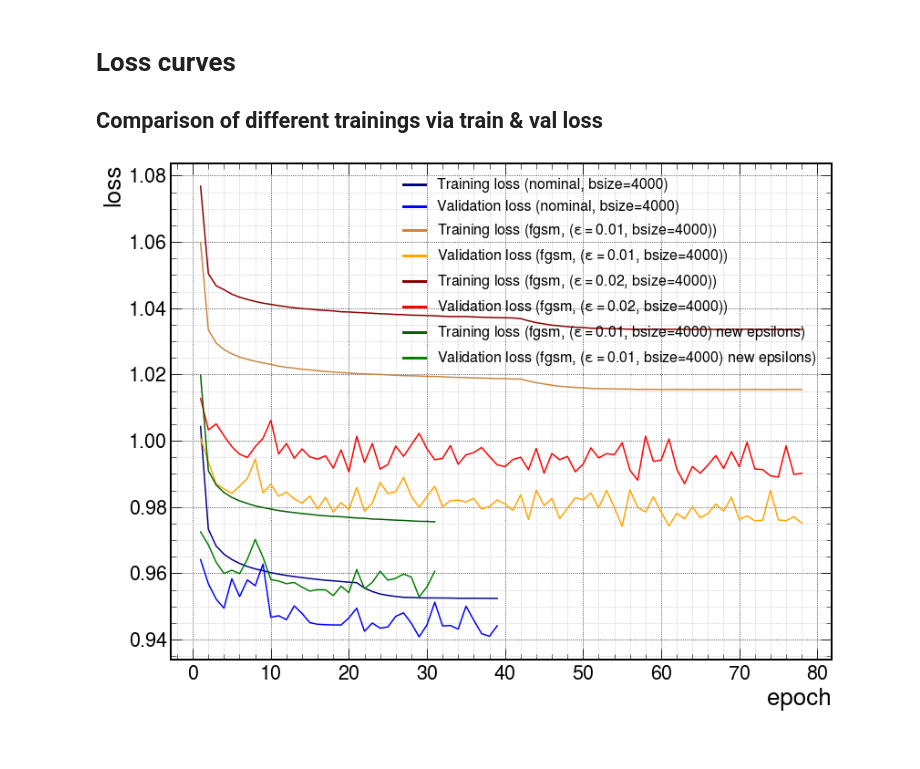
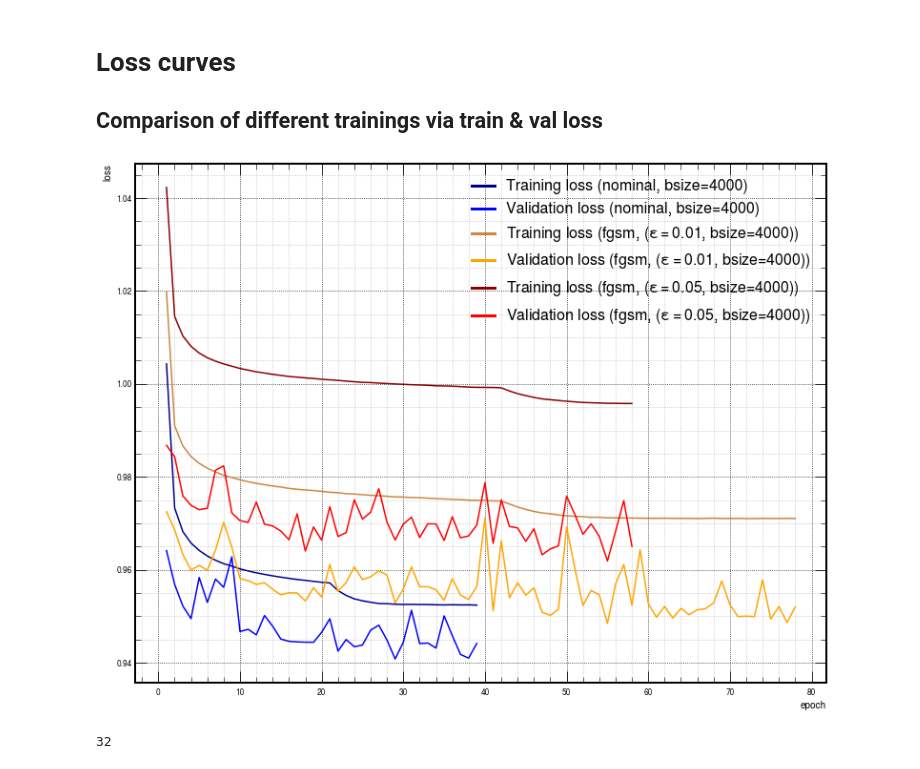
Before and after one commit to hschoenen/DeepJet, a Jupyter notebook: scripts/plot_loss.ipynb, the cells around one changed output. Drawn from its saved outputs; the diff is of its cells as text; code cells hidden in the pictures.

Commit message:
created plots for new epsilons, needs to be implemented soon

```diff
--- a/scripts/plot_loss.ipynb
+++ b/scripts/plot_loss.ipynb
@@ -14,7 +14,7 @@ dirz = {
     'nominal': f'/net/scratch_cms3a/hschoenen/deepjet/results/nominal/',
     'fgsm-0_01': f'/net/scratch_cms3a/hschoenen/deepjet/results/fgsm-0_01/',
     'fgsm-0_02': f'/net/scratch_cms3a/hschoenen/deepjet/results/fgsm-0_02/',
-    'fgsm-0_01-new_epsilons': f'/net/scratch_cms3a/hschoenen/deepjet/results/fgsm-0_01-new_epsilons/',
+    'fgsm-0_05': f'/net/scratch_cms3a/hschoenen/deepjet/results/fgsm-0_05-new_epsilons_NEW/',
 }
 save_dir = f'/net/scratch_cms3a/hschoenen/deepjet/plots/loss_curves/'
 # %%
@@ -22,7 +22,7 @@ colors = {
     'nominal' : ['darkblue', 'blue'],
     'fgsm-0_01' : ['peru', 'orange'],
     'fgsm-0_02' : ['darkred', 'red'],
-    'fgsm-0_01-new_epsilons' : ['darkgreen', 'green'],
+    'fgsm-0_05' : ['darkred', 'red'],
     }
 # %%
 leg_text = {
@@ -33,7 +33,7 @@ leg_text = {
     }
 # %%
 # specify models
-model_names = ['nominal','fgsm-0_01','fgsm-0_02','fgsm-0_01-new_epsilons']
+model_names = ['nominal','fgsm-0_01','fgsm-0_05']#'fgsm-0_02','fgsm-0_01-new_epsilons',
 # specify loss: 'training_validation' , 'training' , 'validation'
 plot_mode = 'training_validation'
 # specify: plot losses from batches in 1st epoch?
@@ -61,31 +61,38 @@ for model in model_names:
     if mark_best_loss:
         best_epoch = epoch_validation_losses[-1]
         best_loss = epoch_validation_losses[int(best_epoch)-1]
     n_epochs = len(epoch_training_losses)-1
     epoch_axis = np.arange(1,n_epochs+1,1)
     epoch_training_losses = epoch_training_losses[:-1]
     epoch_validation_losses = epoch_validation_losses[:-1]
 
     if include_batch_losses:
         x = np.concatenate((batch_axis,epoch_axis))
         y_train = np.concatenate((batch_training_losses,epoch_training_losses))
         y_val = np.concatenate((batch_validation_losses,epoch_validation_losses))
     else:
         x = epoch_axis
         y_train = epoch_training_losses
         y_val = epoch_validation_losses
     if 'training' in plot_mode:
         plt.plot(x, y_train, color=colors[model][0], label=f'Training loss ({leg_text[model]})')
     if 'validation' in plot_mode:
         plt.plot(x, y_val, color=colors[model][1], label=f'Validation loss ({leg_text[model]})')
         if mark_best_loss:
             plt.plot([best_epoch], [best_loss], color=colors[model][1], marker='x')
 plt.xlabel('epoch')
 plt.ylabel('loss')
 leg = plt.legend(fontsize=16)
 for legobj in leg.legend_handles:
     legobj.set_linewidth(3.0)
 
 plt.savefig(save_dir + title + plot_mode + '.pdf', bbox_inches='tight')
+plt.savefig(title + plot_mode + '.pdf', bbox_inches='tight')
 # %% [output]
-[figure, old version]
+[figure, new version]
+# %%
+model = 'fgsm-0_05'
+a = np.load(dirz[model]+'loss_values/epoch_training_losses.npy')
+print(len(a))
+# %% [output]
+32
```
Also changed, not shown: parts of 1 cell of this notebook, 4 other files.
